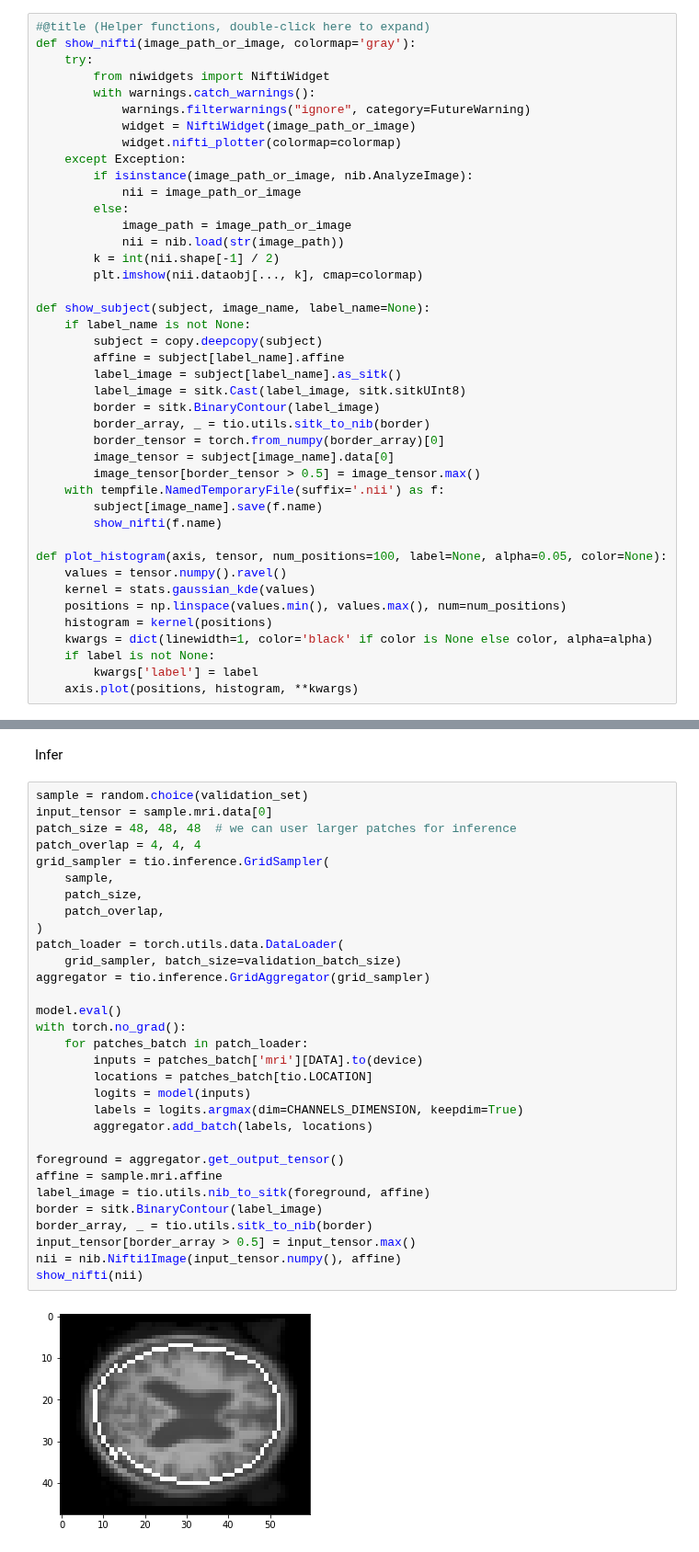
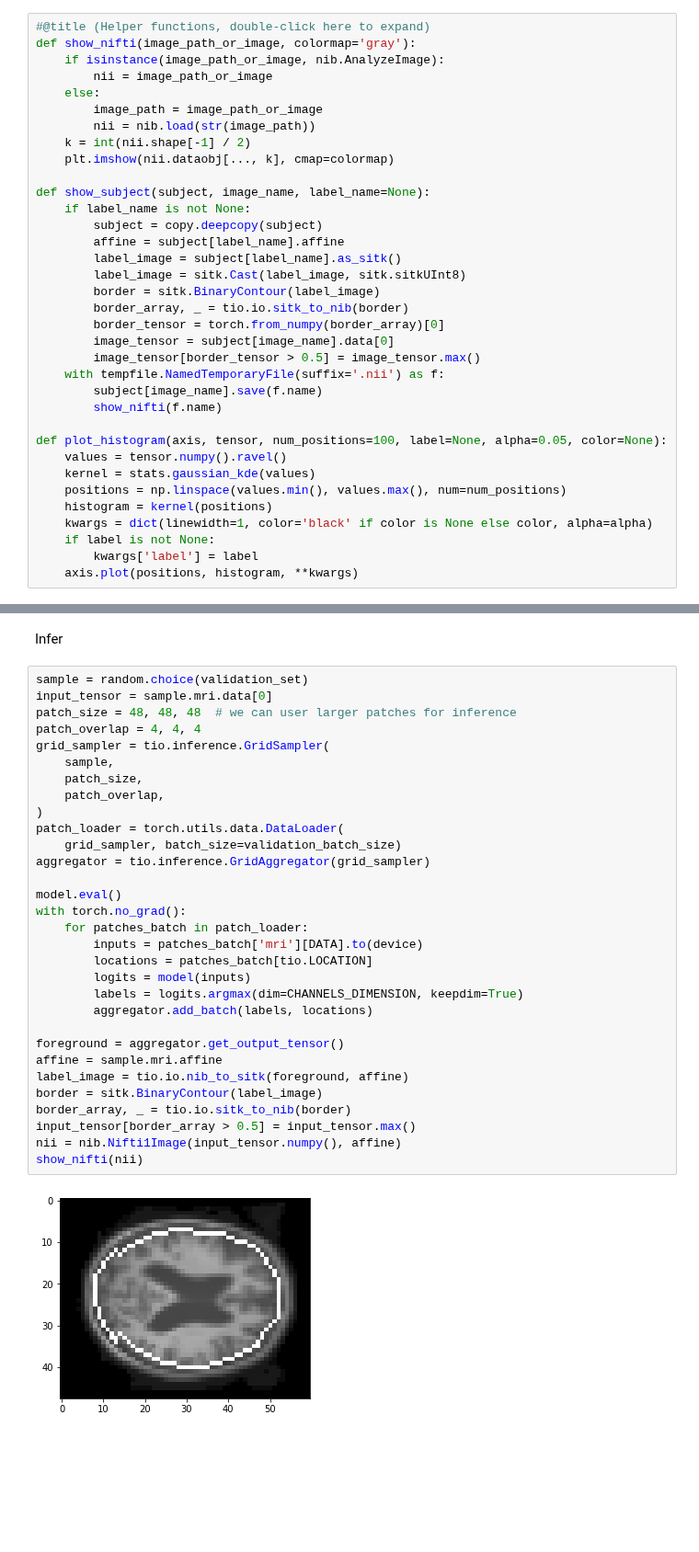
Before and after one commit to fepegar/torchio-notebooks, a Jupyter notebook: notebooks/TorchIO_tutorial.ipynb, the cells around one changed output, grey strips where cells are left out. Shown at 92% size. Drawn from its saved outputs; the diff is of its cells as text; blank space fills up the shorter version.

```diff
--- a/notebooks/TorchIO_tutorial.ipynb
+++ b/notebooks/TorchIO_tutorial.ipynb
@@ -77,20 +60,13 @@ Define some visualization functions:
 # %%
 #@title (Helper functions, double-click here to expand)
 def show_nifti(image_path_or_image, colormap='gray'):
-    try:
-        from niwidgets import NiftiWidget
-        with warnings.catch_warnings():
-            warnings.filterwarnings("ignore", category=FutureWarning)
-            widget = NiftiWidget(image_path_or_image)
-            widget.nifti_plotter(colormap=colormap)
-    except Exception:
-        if isinstance(image_path_or_image, nib.AnalyzeImage):
-            nii = image_path_or_image
-        else:
-            image_path = image_path_or_image
-            nii = nib.load(str(image_path))
-        k = int(nii.shape[-1] / 2)
-        plt.imshow(nii.dataobj[..., k], cmap=colormap)
+    if isinstance(image_path_or_image, nib.AnalyzeImage):
+        nii = image_path_or_image
+    else:
+        image_path = image_path_or_image
+        nii = nib.load(str(image_path))
+    k = int(nii.shape[-1] / 2)
+    plt.imshow(nii.dataobj[..., k], cmap=colormap)
 
 def show_subject(subject, image_name, label_name=None):
     if label_name is not None:
@@ -99,7 +75,7 @@ def show_subject(subject, image_name, label_name=None):
         label_image = subject[label_name].as_sitk()
         label_image = sitk.Cast(label_image, sitk.sitkUInt8)
         border = sitk.BinaryContour(label_image)
-        border_array, _ = tio.utils.sitk_to_nib(border)
+        border_array, _ = tio.io.sitk_to_nib(border)
         border_tensor = torch.from_numpy(border_array)[0]
         image_tensor = subject[image_name].data[0]
         image_tensor[border_tensor > 0.5] = image_tensor.max()
@@ -534,33 +510,33 @@ Infer
 # %%
 sample = random.choice(validation_set)
 input_tensor = sample.mri.data[0]
 patch_size = 48, 48, 48  # we can user larger patches for inference
 patch_overlap = 4, 4, 4
 grid_sampler = tio.inference.GridSampler(
     sample,
     patch_size,
     patch_overlap,
 )
 patch_loader = torch.utils.data.DataLoader(
     grid_sampler, batch_size=validation_batch_size)
 aggregator = tio.inference.GridAggregator(grid_sampler)
 
 model.eval()
 with torch.no_grad():
     for patches_batch in patch_loader:
         inputs = patches_batch['mri'][DATA].to(device)
         locations = patches_batch[tio.LOCATION]
         logits = model(inputs)
         labels = logits.argmax(dim=CHANNELS_DIMENSION, keepdim=True)
         aggregator.add_batch(labels, locations)
 
 foreground = aggregator.get_output_tensor()
 affine = sample.mri.affine
-label_image = tio.utils.nib_to_sitk(foreground, affine)
+label_image = tio.io.nib_to_sitk(foreground, affine)
 border = sitk.BinaryContour(label_image)
-border_array, _ = tio.utils.sitk_to_nib(border)
+border_array, _ = tio.io.sitk_to_nib(border)
 input_tensor[border_array > 0.5] = input_tensor.max()
 nii = nib.Nifti1Image(input_tensor.numpy(), affine)
 show_nifti(nii)
 # %% [output]
-[figure, old version]
+[figure, new version]
```
Also changed, not shown: parts of 5 cells of this notebook.
